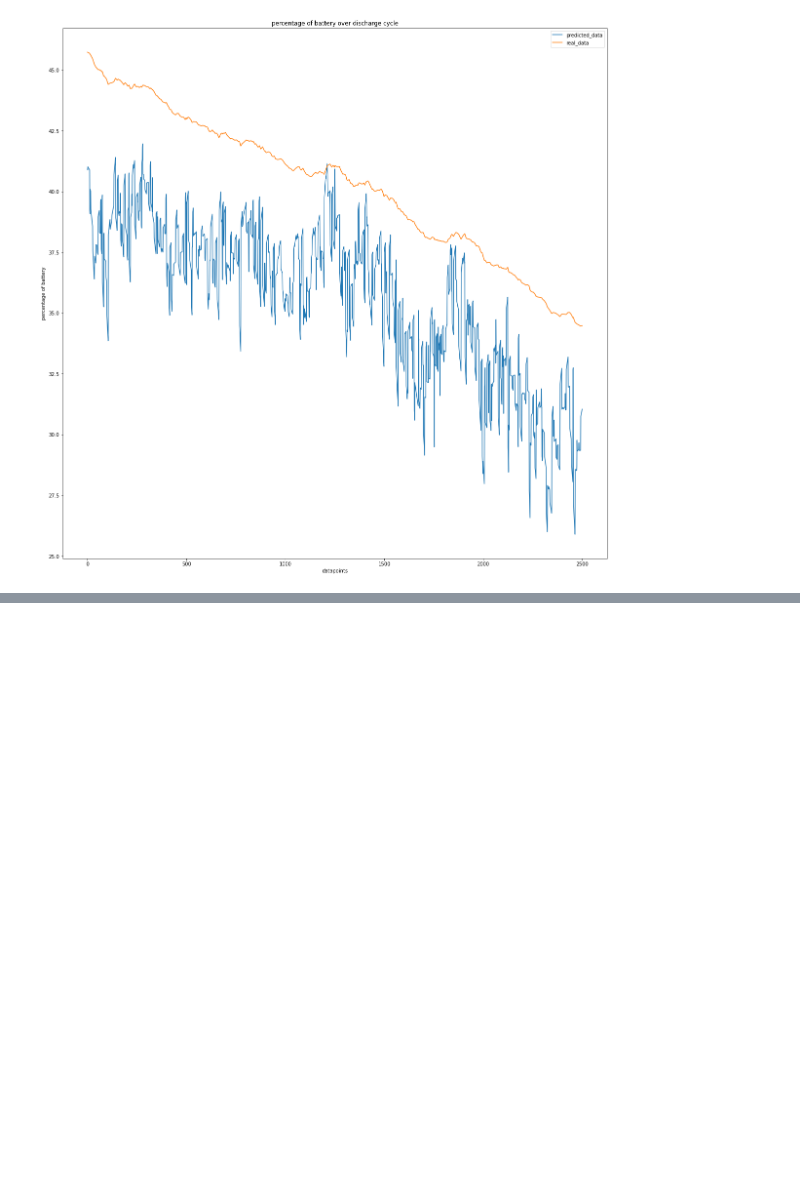
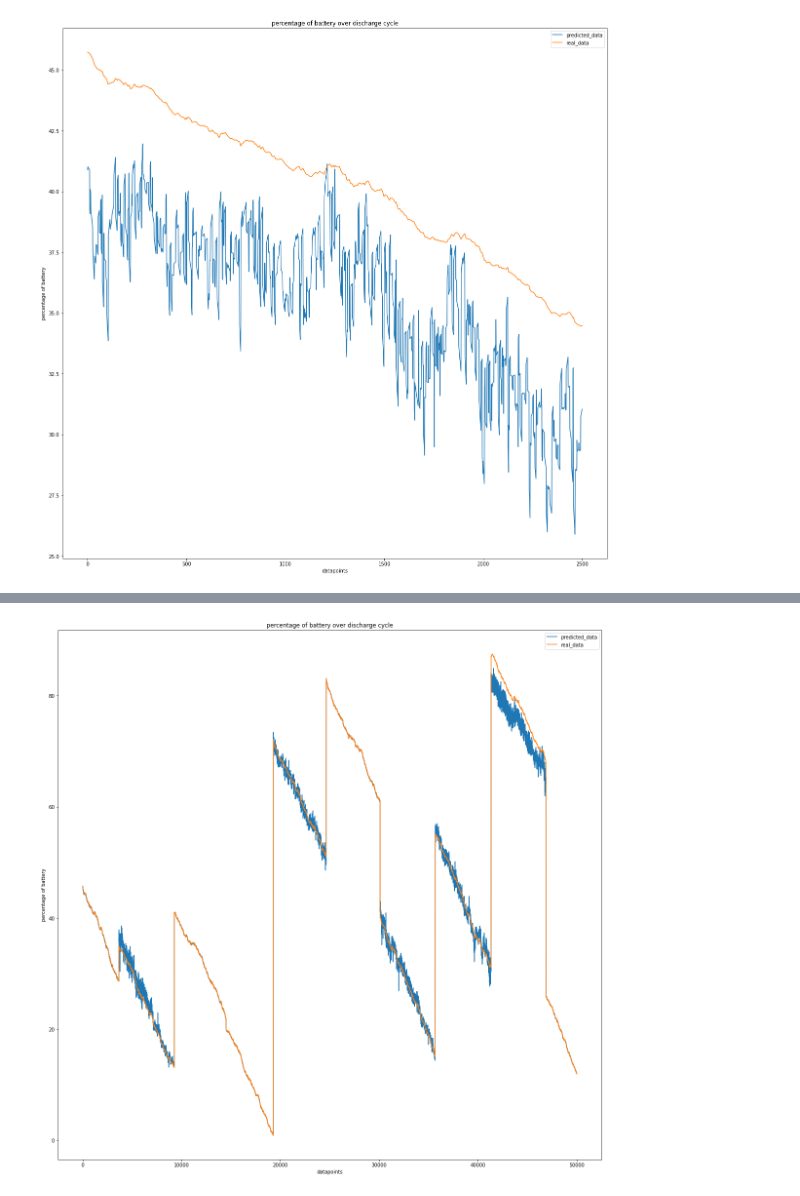
Before and after one commit to pierredm1/4th-Year-Imperial-Thesis, a Jupyter notebook: notebooks/Data Exploration Temp.ipynb, the cells around one changed output, grey strips where cells are left out. Drawn from its saved outputs; the diff is of its cells as text; code cells hidden in the pictures; blank space fills up the shorter version.

```diff
--- a/notebooks/Data Exploration Temp.ipynb
+++ b/notebooks/Data Exploration Temp.ipynb
@@ -140,0 +176,3 @@ plt.show()
+# %%
+model = XGBRegressor(max_depth=20, n_jobs=6)
+model.fit(X_train, y_train)
@@ -140,0 +189,2 @@ plt.show()
+# %%
+y_pred=model.predict(X_test)
@@ -140,0 +228,12 @@ plt.show()
+# %%
+X = np.linspace(0,50000,50000)
+plt.figure(figsize=(20,20))
+plt.plot(X,y_pred[0:50000], label='predicted_data')
+plt.plot(X,y_test[0:50000], label='real_data')
+plt.title('percentage of battery over discharge cycle')
+plt.xlabel('datapoints')
+plt.ylabel('percentage of battery')
+plt.legend()
+plt.show()
+# %% [output]
+[figure, added]
```
Also changed, not shown: parts of 9 cells of this notebook, 2 other files.
